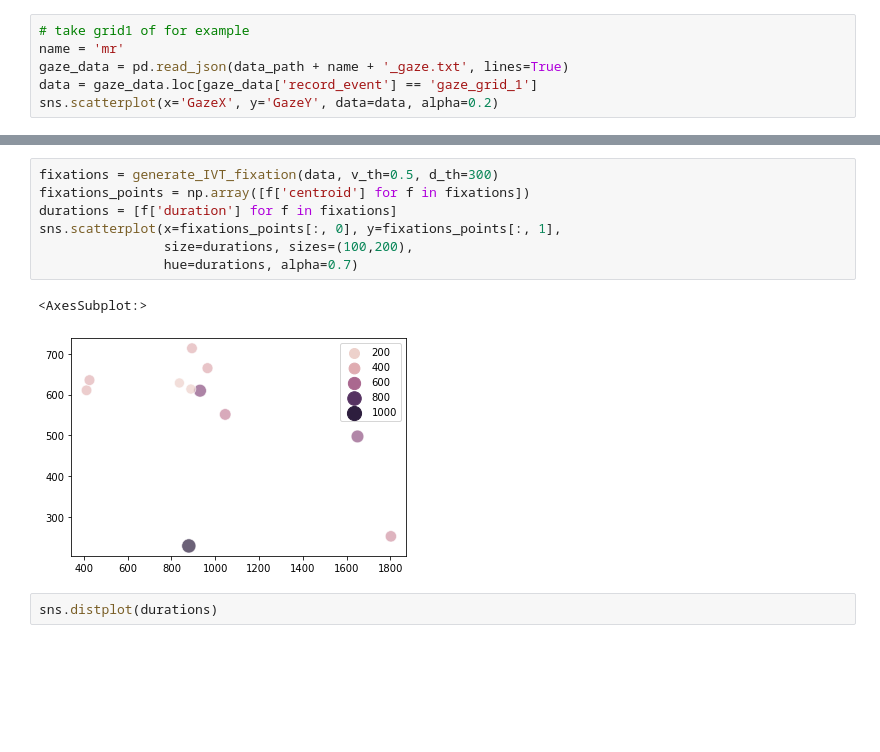
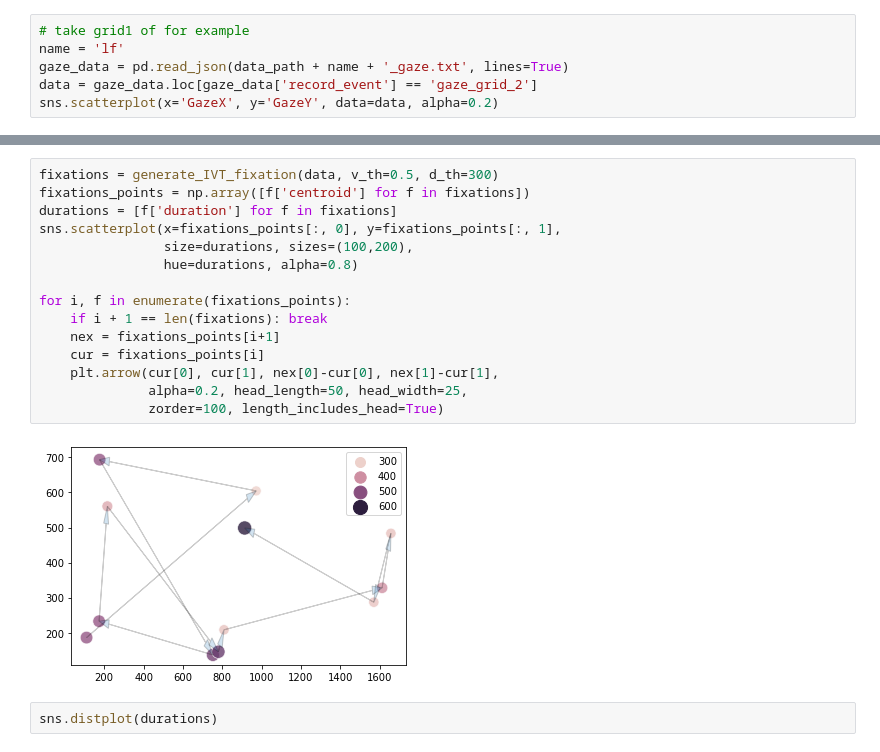
Before and after one commit to Joilence/Gaze-on-Grid, a Jupyter notebook: data-analysis/gaze_analysis.ipynb, the cells around one changed output, grey strips where cells are left out. Saved outputs shown, nothing was run; the diff lists cells and outputs as text; blank space fills up the shorter version.

```diff
--- a/data-analysis/gaze_analysis.ipynb
+++ b/data-analysis/gaze_analysis.ipynb
@@ -18,9 +18,9 @@ participants names:  ['jt', 'lr', 'ts', 'yx', 'lf', 'yz', 'mr', 'yq', 'hw', 'mh'
 participant num:  10
 # %%
 # take grid1 of for example
-name = 'mr'
+name = 'lf'
 gaze_data = pd.read_json(data_path + name + '_gaze.txt', lines=True)
-data = gaze_data.loc[gaze_data['record_event'] == 'gaze_grid_1']
+data = gaze_data.loc[gaze_data['record_event'] == 'gaze_grid_2']
 sns.scatterplot(x='GazeX', y='GazeY', data=data, alpha=0.2)
 # %% [output]
 <AxesSubplot:xlabel='GazeX', ylabel='GazeY'>
@@ -78,13 +58,20 @@ Name: velocity, Length: 71, dtype: int64
 # %%
 fixations = generate_IVT_fixation(data, v_th=0.5, d_th=300)
 fixations_points = np.array([f['centroid'] for f in fixations])
 durations = [f['duration'] for f in fixations]
 sns.scatterplot(x=fixations_points[:, 0], y=fixations_points[:, 1],
                 size=durations, sizes=(100,200),
-                hue=durations, alpha=0.7)
+                hue=durations, alpha=0.8)
+
+for i, f in enumerate(fixations_points):
+    if i + 1 == len(fixations): break
+    nex = fixations_points[i+1]
+    cur = fixations_points[i]
+    plt.arrow(cur[0], cur[1], nex[0]-cur[0], nex[1]-cur[1],
+              alpha=0.2, head_length=50, head_width=25,
+              zorder=100, length_includes_head=True)
 # %% [output]
-<AxesSubplot:>
-[figure, old version]
+[figure, new version]
 # %%
 sns.distplot(durations)
 # %% [output]
```
Also changed, not shown: parts of 7 cells of this notebook, 40 other files.
